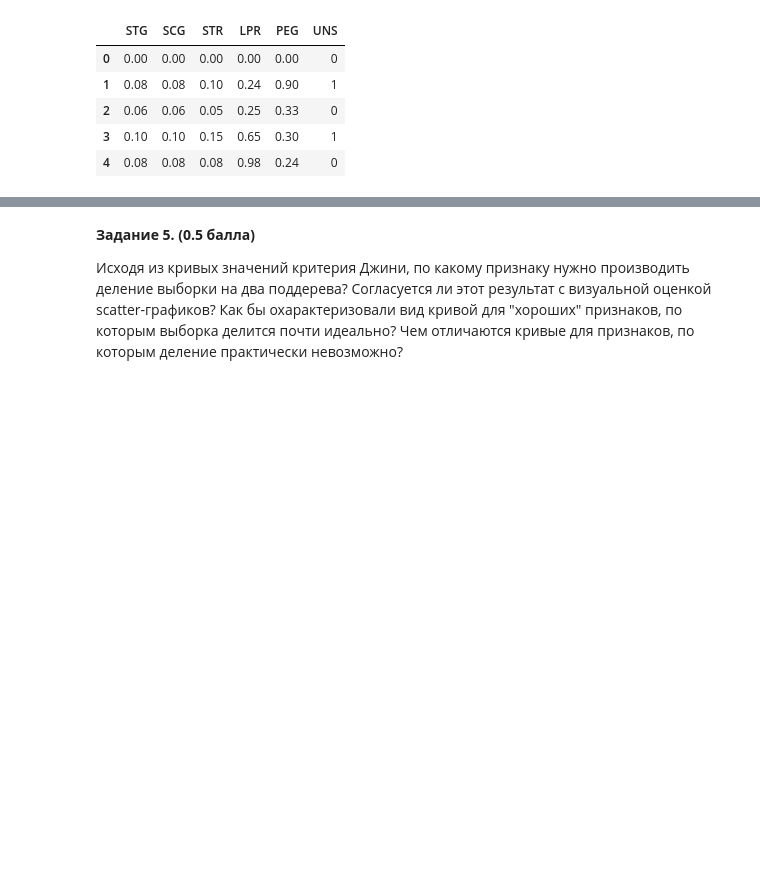
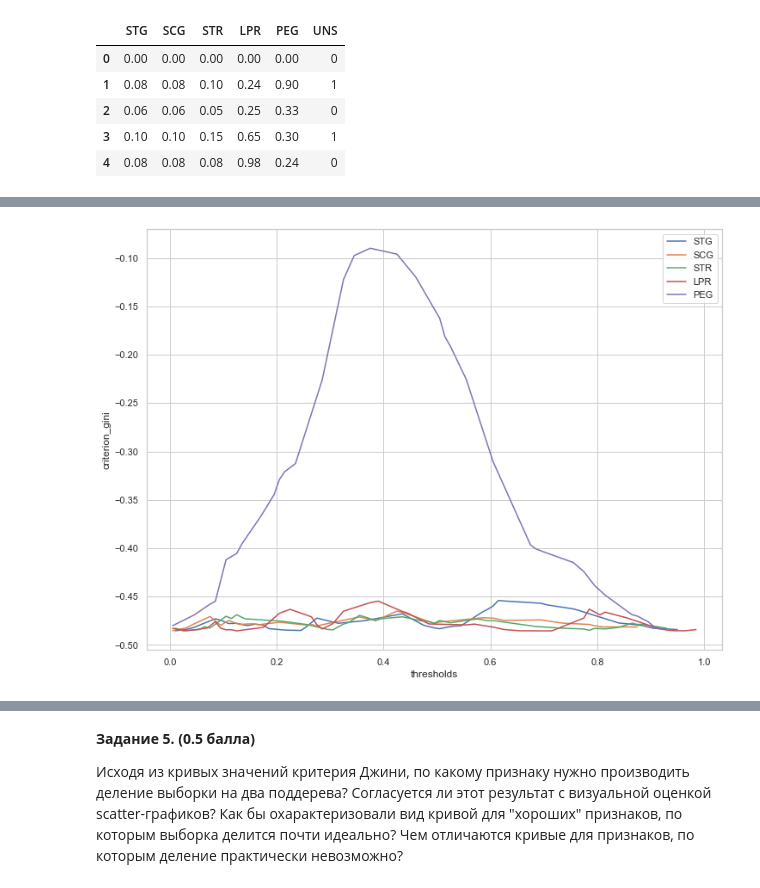
Before and after one commit to miche2020/ml-course-hse, a Jupyter notebook: 2020-fall/homeworks-practice/homework-practice-05-trees/homework-practice-05-trees.ipynb, the cells around one changed output, grey strips where cells are left out. Drawn from its saved outputs; the diff is of its cells as text; code cells hidden in the pictures; blank space fills up the shorter version.

Commit message:
gini

```diff
--- a/2020-fall/homeworks-practice/homework-practice-05-trees/homework-practice-05-trees.ipynb
+++ b/2020-fall/homeworks-practice/homework-practice-05-trees/homework-practice-05-trees.ipynb
@@ -233,9 +233,3 @@ data.head()
 | 2 | 0.06 | 0.06 | 0.05 | 0.25 | 0.33 | 0 |
 | 3 | 0.10 | 0.10 | 0.15 | 0.65 | 0.30 | 1 |
 | 4 | 0.08 | 0.08 | 0.08 | 0.98 | 0.24 | 0 |
-# %%
-for i in range(5):
-    column = data.iloc[:,i].values
-    sort_vector = sorted(column)
-    print(np.unique(sort_vector,ret))
-    break
@@ -249,28 +235,0 @@ for i in range(5):
-# %%
-def find_best_split(feature_vector, target_vector):
-    """
-    Под критерием Джини здесь подразумевается следующая функция:
-    $$Q(R) = -\frac {|R_l|}{|R|}H(R_l) -\frac {|R_r|}{|R|}H(R_r)$$,
-    $R$ — множество объектов, $R_l$ и $R_r$ — объекты, попавшие в левое и правое поддерево,
-     $H(R) = 1-p_1^2-p_0^2$, $p_1$, $p_0$ — доля объектов класса 1 и 0 соответственно.
-
-    Указания:
-    * Пороги, приводящие к попаданию в одно из поддеревьев пустого множества объектов, не рассматриваются.
-    * В качестве порогов, нужно брать среднее двух сосдених (при сортировке) значений признака
-    * Поведение функции в случае константного признака может быть любым.
-    * При одинаковых приростах Джини нужно выбирать минимальный сплит.
-    * За наличие в функции циклов балл будет снижен. Векторизуйте! :)
-
-    :param feature_vector: вещественнозначный вектор значений признака
-    :param target_vector: вектор классов объектов,  len(feature_vector) == len(target_vector)
-
-    :return thresholds: отсортированный по возрастанию вектор со всеми возможными порогами, по которым объекты можно
-     разделить на две различные подвыборки, или поддерева
-    :return ginis: вектор со значениями критерия Джини для каждого из порогов в thresholds len(ginis) == len(thresholds)
-    :return threshold_best: оптимальный порог (число)
-    :return gini_best: оптимальное значение критерия Джини (число)
-    """
-    # ╰( ͡° ͜ʖ ͡° )つ──☆*:・ﾟ
-
-    n = len(feature_vector)
-    sort_vector = sorted(feature_vector)
@@ -276,0 +246,12 @@ def find_best_split(feature_vector, target_vector):
+# %%
+plt.figure(figsize=(12,9))
+for i in range(5):
+    feature = data.iloc[:, i]
+    target = data.iloc[:, 5]
+    thresh, gini, thresh_best,gini_best = find_best_split(feature, target)
+    plt.plot(thresh, gini, label=data.columns[i] )
+    plt.legend()
+    plt.xlabel('thresholds')
+    plt.ylabel('criterion_gini')
+# %% [output]
+[figure, added]
```
Also changed, not shown: parts of 9 cells of this notebook, 1 other file.
